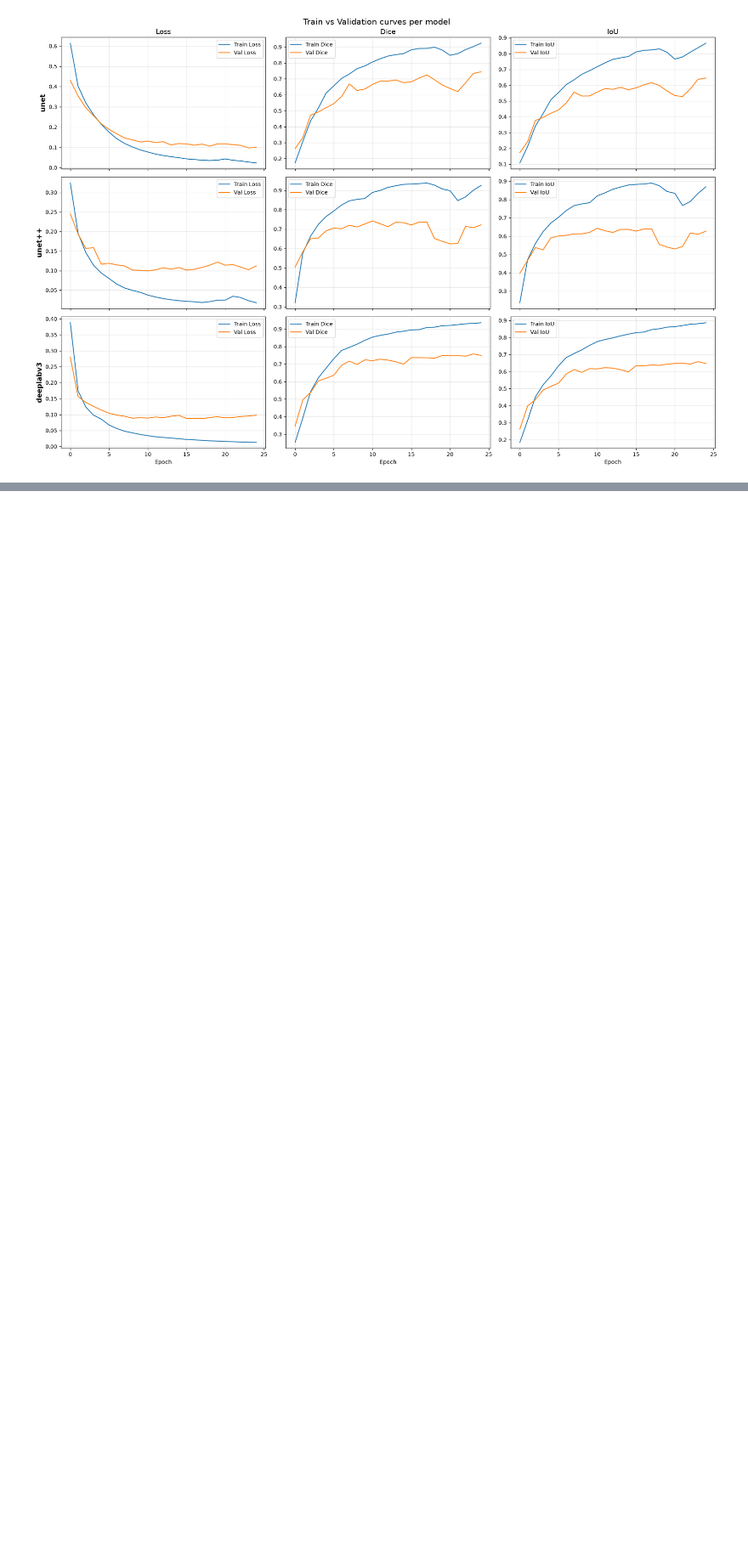
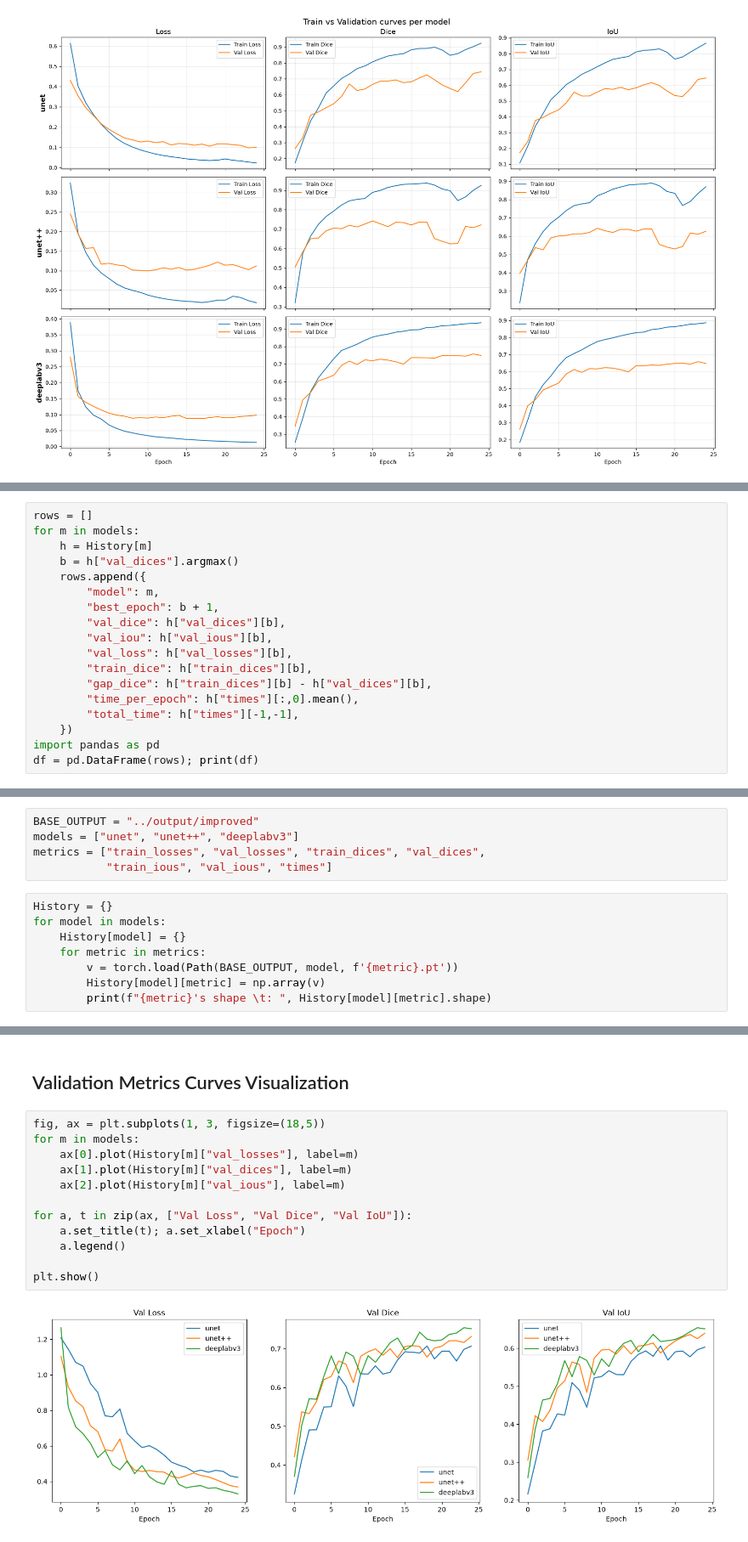
Before and after one commit to MouaadErrougbani/brain-breast-tumor-segmentation-dl, a Jupyter notebook: notebooks/04_model_analysis.ipynb, the cells around one changed output, grey strips where cells are left out. Shown at 85% size. Cells and saved outputs as stored; diff of their text form; blank space fills up the shorter version.

```diff
--- a/notebooks/04_model_analysis.ipynb
+++ b/notebooks/04_model_analysis.ipynb
@@ -119,0 +131,18 @@ plt.show()
+# %%
+rows = []
+for m in models:
+    h = History[m]
+    b = h["val_dices"].argmax()
+    rows.append({
+        "model": m,
+        "best_epoch": b + 1,
+        "val_dice": h["val_dices"][b],
+        "val_iou": h["val_ious"][b],
+        "val_loss": h["val_losses"][b],
+        "train_dice": h["train_dices"][b],
+        "gap_dice": h["train_dices"][b] - h["val_dices"][b],
+        "time_per_epoch": h["times"][:,0].mean(),
+        "total_time": h["times"][-1,-1],
+    })
+import pandas as pd
+df = pd.DataFrame(rows); print(df)
@@ -122,0 +168,13 @@ plt.show()
+# %%
+BASE_OUTPUT = "../output/improved"
+models = ["unet", "unet++", "deeplabv3"]
+metrics = ["train_losses", "val_losses", "train_dices", "val_dices",
+           "train_ious", "val_ious", "times"]
+# %%
+History = {}
+for model in models:
+    History[model] = {}
+    for metric in metrics:
+        v = torch.load(Path(BASE_OUTPUT, model, f'{metric}.pt'))
+        History[model][metric] = np.array(v)
+        print(f"{metric}'s shape \t: ", History[model][metric].shape)
@@ -122,0 +201,16 @@ plt.show()
+# %% [markdown]
+<h2>Validation Metrics Curves Visualization</h2>
+# %%
+fig, ax = plt.subplots(1, 3, figsize=(18,5))
+for m in models:
+    ax[0].plot(History[m]["val_losses"], label=m)
+    ax[1].plot(History[m]["val_dices"], label=m)
+    ax[2].plot(History[m]["val_ious"], label=m)
+
+for a, t in zip(ax, ["Val Loss", "Val Dice", "Val IoU"]):
+    a.set_title(t); a.set_xlabel("Epoch")
+    a.legend()
+
+plt.show()
+# %% [output]
+[figure, added]
```
Also changed, not shown: parts of 20 cells of this notebook, 36 other files.
